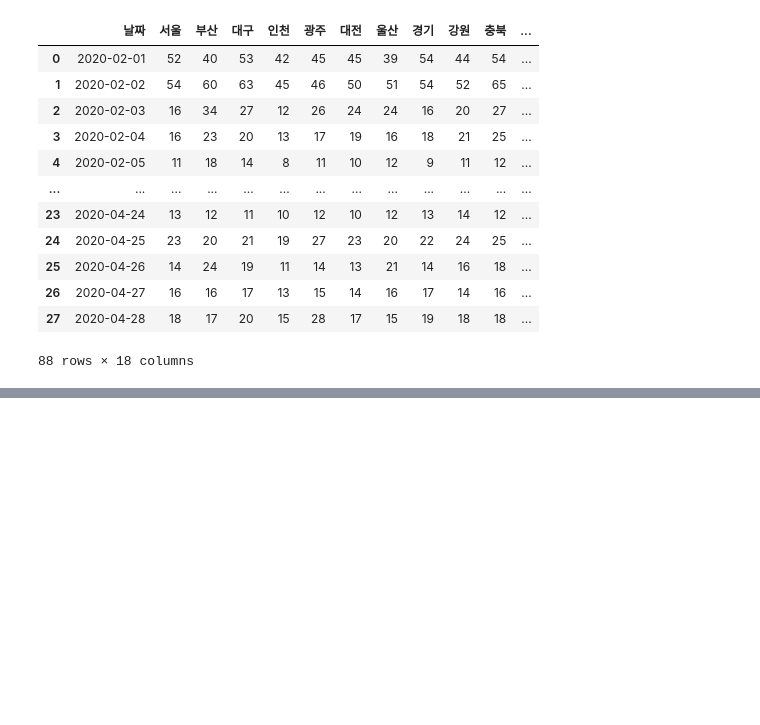
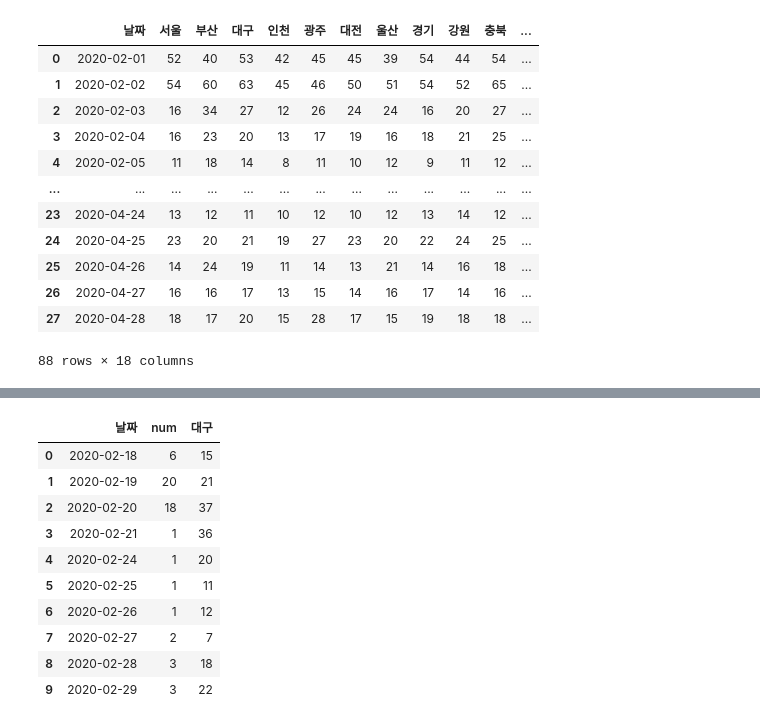
Before and after one commit to 21800040/Kwon_Jihyun, a Jupyter notebook: COVID19_시각화_ipynb의_사본.ipynb, the cells around one changed output, grey strips where cells are left out. Saved outputs shown, nothing was run; the diff lists cells and outputs as text; code cells hidden in the pictures; blank space fills up the shorter version.

```diff
--- a/COVID19_시각화_ipynb의_사본.ipynb
+++ b/COVID19_시각화_ipynb의_사본.ipynb
@@ -261,0 +274,16 @@ fig_pm_seoul.show()
+# %%
+#열 합치기 & 대구만 저장
+fix_comb_data = confirmed_and_air_daegu.loc[:,['날짜' ,'num','대구']]
+fix_comb_data.head(10)
+# %% [output]
+|  | 날짜 | num | 대구 |
+| 0 | 2020-02-18 | 6 | 15 |
+| 1 | 2020-02-19 | 20 | 21 |
+| 2 | 2020-02-20 | 18 | 37 |
+| 3 | 2020-02-21 | 1 | 36 |
+| 4 | 2020-02-24 | 1 | 20 |
+| 5 | 2020-02-25 | 1 | 11 |
+| 6 | 2020-02-26 | 1 | 12 |
+| 7 | 2020-02-27 | 2 | 7 |
+| 8 | 2020-02-28 | 3 | 18 |
+| 9 | 2020-02-29 | 3 | 22 |
```
Also changed, not shown: parts of 5 cells of this notebook.
